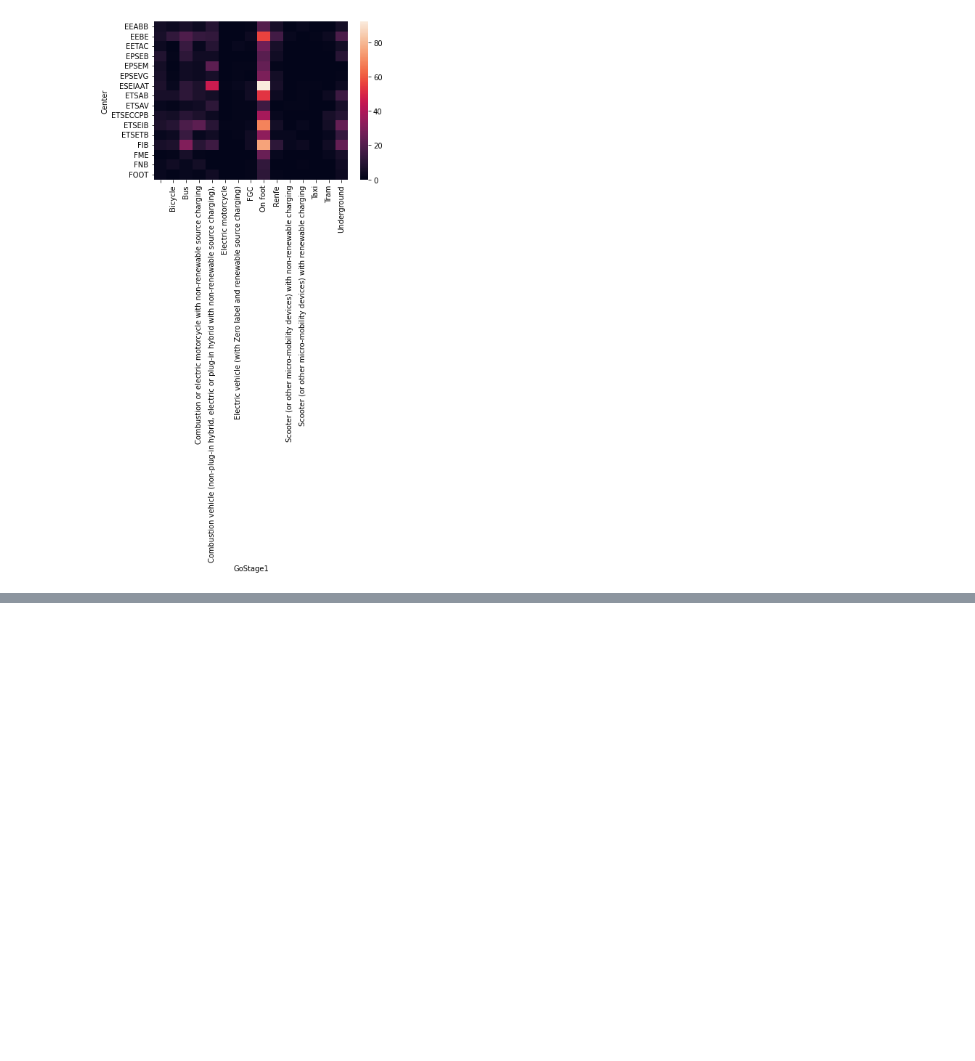
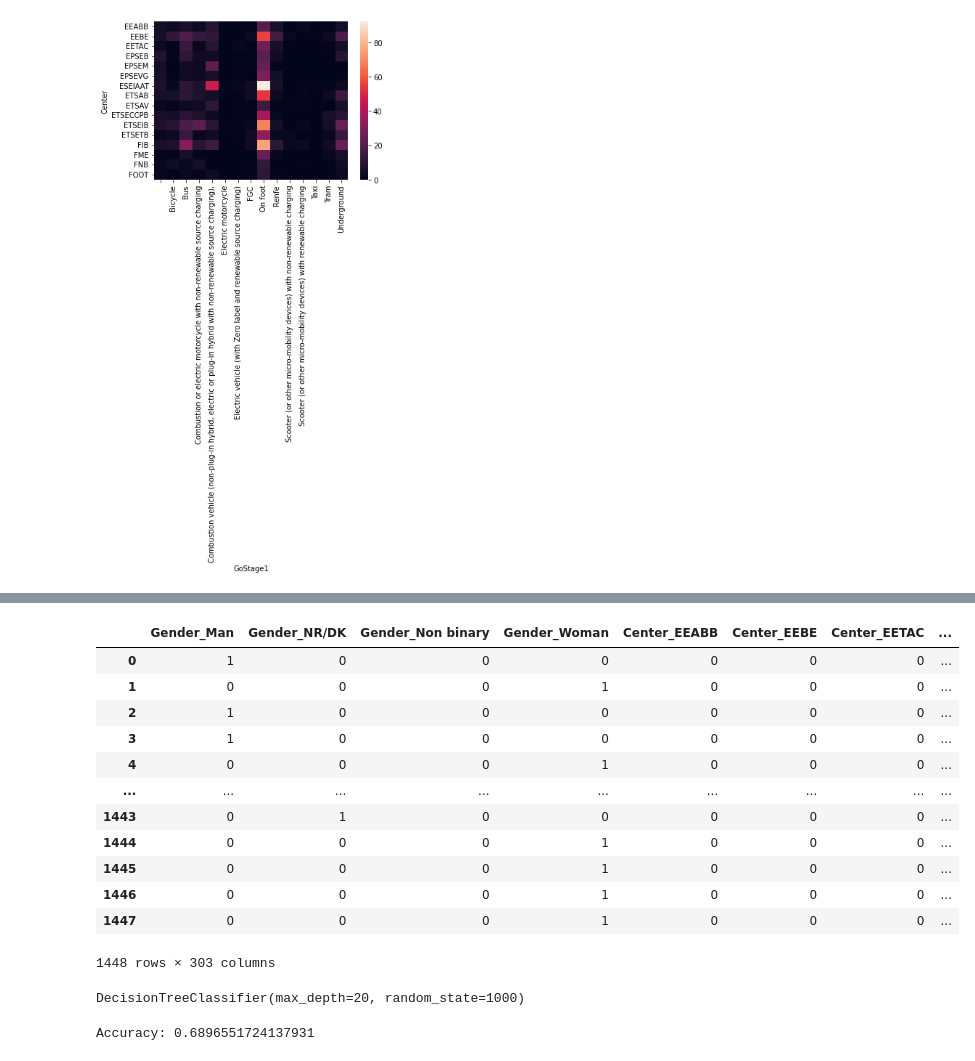
Before and after one commit to isimo00/datathon23, a Jupyter notebook: src/DataCleaning.ipynb, the cells around one changed output, grey strips where cells are left out. Saved outputs shown, nothing was run; the diff lists cells and outputs as text; code cells hidden in the pictures; blank space fills up the shorter version.

```diff
--- a/src/DataCleaning.ipynb
+++ b/src/DataCleaning.ipynb
@@ -149 +141,16 @@ changes_back
  100: ''}
+# %%
+changes_back2 = {
+    2 : "Público" ,
+    1 : "Público",
+    3 : "Público",
+    8 : "Público",
+    7 : "Público",
+    10 : "Privado",
+    11 : "Privado",
+    12 : "Privado",
+    13 : "Activa",
+    14 : "Activa",
+    100 : ""
+}
+changes_back2
@@ -150,4 +169,4 @@ changes_back
 # %%
-df["GoStage"] = df["GoStage"].replace( changes_back)
+df["GoStage"] = df["GoStage"].replace( changes_back2)
 # %%
-df.drop( ["GoStage1","GoStage2","GoStage3" ] , axis = 1 )
+df = df.drop( ["GoStage1","GoStage2","GoStage3" ] , axis = 1 )
@@ -169,0 +196,19 @@ df
+# %%
+df_encoded = df[["Gender","Center","Year","Days","ZipCode"]]
+df_encoded = pd.get_dummies(df_encoded, columns=["Gender","Center","Year","Days","ZipCode"])
+# %%
+df_encoded
+# %% [output]
+|  | Gender_Man | Gender_NR/DK | Gender_Non binary | Gender_Woman | Center_EEABB | Center_EEBE | Center_EETAC | ... |
+| 0 | 1 | 0 | 0 | 0 | 0 | 0 | 0 | ... |
+| 1 | 0 | 0 | 0 | 1 | 0 | 0 | 0 | ... |
+| 2 | 1 | 0 | 0 | 0 | 0 | 0 | 0 | ... |
+| 3 | 1 | 0 | 0 | 0 | 0 | 0 | 0 | ... |
+| 4 | 0 | 0 | 0 | 1 | 0 | 0 | 0 | ... |
+| ... | ... | ... | ... | ... | ... | ... | ... | ... |
+| 1443 | 0 | 1 | 0 | 0 | 0 | 0 | 0 | ... |
+| 1444 | 0 | 0 | 0 | 1 | 0 | 0 | 0 | ... |
+| 1445 | 0 | 0 | 0 | 1 | 0 | 0 | 0 | ... |
+| 1446 | 0 | 0 | 0 | 1 | 0 | 0 | 0 | ... |
+| 1447 | 0 | 0 | 0 | 1 | 0 | 0 | 0 | ... |
+1448 rows × 303 columns
@@ -169,0 +217,5 @@ df
+# %%
+clf = DecisionTreeClassifier(max_depth=20, random_state=1000)
+clf.fit(X_train, y_train)
+# %% [output]
+DecisionTreeClassifier(max_depth=20, random_state=1000)
@@ -169,0 +224,5 @@ df
+# %%
+accuracy = accuracy_score(y_test, y_pred)
+print(f"Accuracy: {accuracy}")
+# %% [output]
+Accuracy: 0.6896551724137931
```
Also changed, not shown: parts of 17 cells of this notebook.
